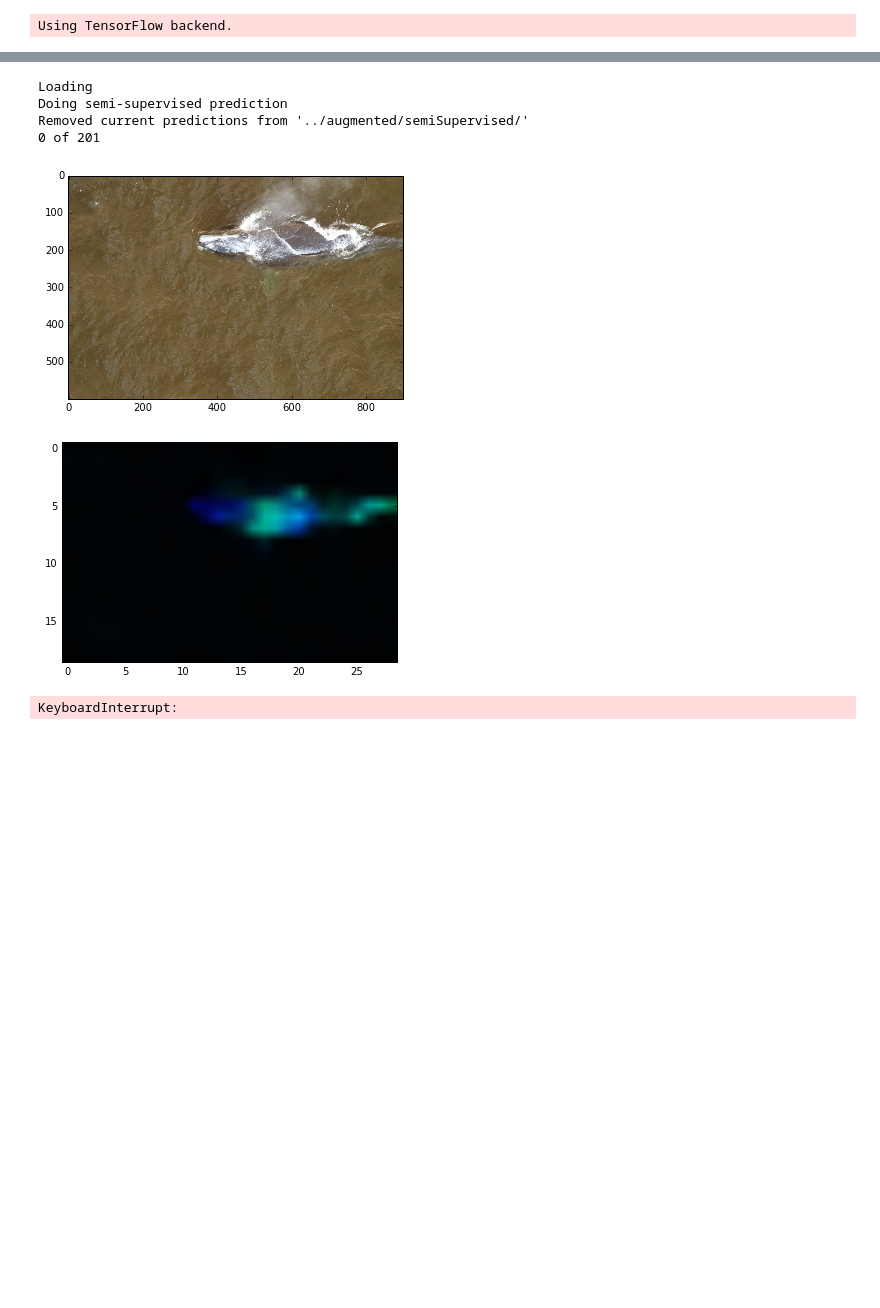
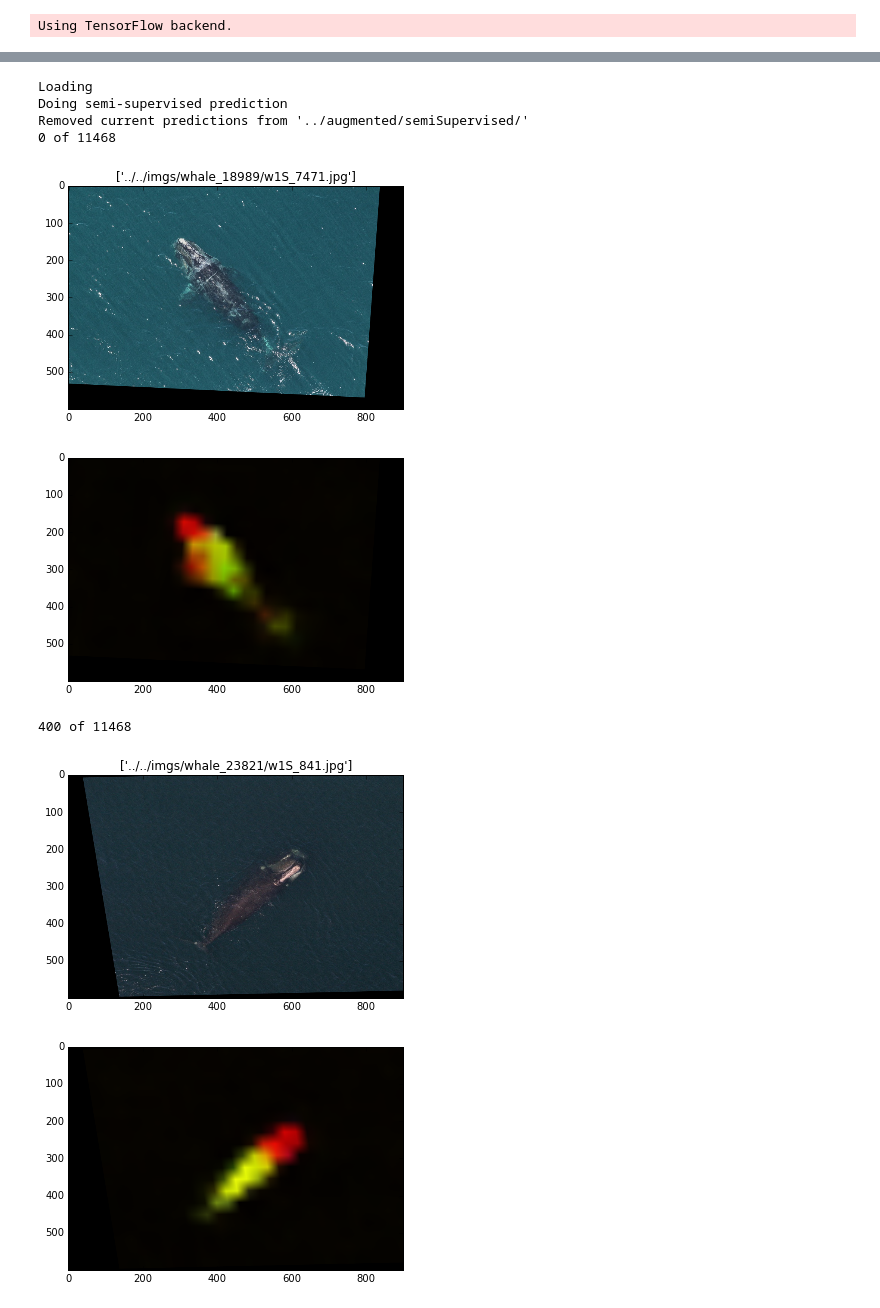
Before and after one commit to mattdns1006/whale, a Jupyter notebook: locator/tf/main.ipynb, the cells around one changed output, grey strips where cells are left out. Saved outputs shown, nothing was run; the diff lists cells and outputs as text; code cells hidden in the pictures; blank space fills up the shorter version.

Commit message:
semi-supervised with augmentation on predictions to capture similar distribution

```diff
--- a/locator/tf/main.ipynb
+++ b/locator/tf/main.ipynb
@@ -56,7 +57,7 @@ if __name__ == "__main__":
         assert trainTest + trainAll + fit == 1, "Can only be doing one of these operations train/test, trainAll, fit"
 
         # File paths
-        toFitPaths = glob.glob("../../imgs/*/w1S*")[:201]
+        toFitPaths = glob.glob("../../imgs/*/w1S*")
         trPaths = glob.glob("../augmented/train/x_*")
         tePathsAug = glob.glob("../augmented/testAugmented/x_*")
         tePaths = glob.glob("../augmented/test/x_*")
@@ -66,7 +67,7 @@ if __name__ == "__main__":
         keepProbability = 1.0 # for dropout
         nFeatsInc = 32
         displayProb = 0.005
-        learningRate = 0.001
+        learningRate = 0.0001
         load = 1
         save = 1
         diceThreshold = 0.5
@@ -120,6 +121,7 @@ if __name__ == "__main__":
             trPaths += tePathsAug
             if not os.path.exists(folderName):
                 os.mkdir(folderName)
+        print("Training on {0} images.".format(len(trPaths)))
         print("Path = {0}".format(folderName))
 # %% [output]
 Histogram matching
@@ -156,7 +159,7 @@ if __name__ == "__main__":
                 tePerformance = Performance("test")
 
                 # Main train loop
-                for epoch in range(nEpochs)[:1]:
+                for epoch in range(nEpochs):
 
                     if ss == 1:
                         print("Doing semi-supervised prediction")
@@ -174,18 +177,25 @@ if __name__ == "__main__":
                             original = imgForSave(originals,1)
                             yPred_ = yPred.eval(feed_dict = {x:X})
                             yPred_ = imgForSave(yPred_,255)
+                            yPred_ = cv2.resize(yPred_,(900,600),interpolation=cv2.INTER_LINEAR)
 
-                            wp = "../augmented/semiSupervised/y_{0}.jpg".format(count)
-                            cv2.imwrite(wp,yPred_)
-                            cv2.imwrite(wp.replace("y_","x_"),original)
-                            if count % 200 == 0:
-                                print("{0} of {1}".format(count,len(toFitPaths)))
-                                plt.imshow(original[:,:,::-1])
-                                plt.show()
-                                plt.imshow(yPred_[:,:,::-1])
-                                plt.show()
-                            count += 1
 
+                            for i in range(4):
+                                originalC, yPred_C = original.copy(), yPred_.copy()
+                                originalC, yPred_C = rotateImgMask(originalC,yPred_C)
+                                wp = "../augmented/semiSupervised/y_{0}.jpg".format(count)
+                                cv2.imwrite(wp,yPred_C)
+                                cv2.imwrite(wp.replace("y_","x_"),originalC)
+                                if count % 400 == 0:
+                                    print("{0} of {1}".format(count,len(toFitPaths)))
+                                    plt.title(paths)
+                                    plt.imshow(originalC[:,:,::-1])
+                                    plt.show()
+                                    plt.imshow(yPred_C[:,:,::-1])
+                                    plt.show()
+                                count += 1
+                        clear_output()
+                        trPaths = glob.glob("../augmented/train/x_*")
                         ssPaths = glob.glob("../augmented/semiSupervised/x_*")
                         trPaths += ssPaths
                         print("Added {0} semi-supervised paths to train on.".format(len(ssPaths)))
@@ -208,7 +218,7 @@ if __name__ == "__main__":
                         trPerformance.add(loss_,diceScore_)
                         if finTr == 1 or np.random.uniform() < displayProb:
                             showBatch(X,Y,yPred_,unnormalize=1 , name= "train")
-                            trPerformance.displayCurrentPerformance()
+                            #trPerformance.displayCurrentPerformance()
                     trPerformance.endEpoch()
                     trPerformance.displayEpochPerformance()
 
@@ -220,12 +230,12 @@ if __name__ == "__main__":
                             tePerformance.add(loss_,diceScore_)
                             if finTe == 1 or np.random.uniform() < displayProb:
                                 showBatch(X,Y,yPred_,unnormalize=1, name = "test")
-                                tePerformance.displayCurrentPerformance()
+                                #tePerformance.displayCurrentPerformance()
                         tePerformance.endEpoch()
                         tePerformance.displayEpochPerformance()
 
                     if epoch > 0 and epoch % 2 == 0 :
-                        learningRate/= 1.5
+                        learningRate/= 1.1
                         print("Dropped learning rate to {0:.6f}".format(learningRate))
                     if save == 1:
                         clear_output()
@@ -237,36 +247,37 @@ if __name__ == "__main__":
                         print("Saved in {0}".format(folderName))
 
             elif fit == 1:
 
                 inDims[0], outDims[0] = 1,1 # One at a time
                 for paths in [toFitPaths[:]]:
                     print("*"*100)
                     paths = paths
                     fitFeed = loadData.feed(inDims = inDims, outDims = outDims, paths = paths, matchingImg = matchingImg, histMatch = histMatch)
                     finFitting = 0
                     count = 0
                     while finFitting == 0:
                         X,_,finFitting,paths = fitFeed.next()
                         yPred_ = sess.run([yPred], feed_dict = {x:X})
-                        pred = yPred_[0].squeeze()*255
-                        pred = pred.astype(np.uint8)
+                        pred = imgforSave(yPred_)
                         if np.random.uniform() < 0.01:
                             plt.figure(figsize=(15,15))
                             plt.subplot(121); plt.imshow(X.squeeze()[:,:,::-1])
                             plt.subplot(122); plt.imshow(pred[:,:,::-1])
                             plt.title(paths[0])
                             plt.show()
                             count += 1
                             if count == 10:
                                 clear_output()
                                 count = 0
                         wp = paths[0].replace("w1S_","m1_")
                         cv2.imwrite(wp,pred)
 # %% [output]
 Loading
 Doing semi-supervised prediction
 Removed current predictions from '../augmented/semiSupervised/'
-0 of 201
+0 of 11468
-[figure, old version]
+[figure, new version]
-[figure, old version]
+[figure, new version]
-KeyboardInterrupt:
+400 of 11468
+[figure, added]
+[figure, added]
```
Also changed, not shown: parts of 3 cells of this notebook, 2 other files.
